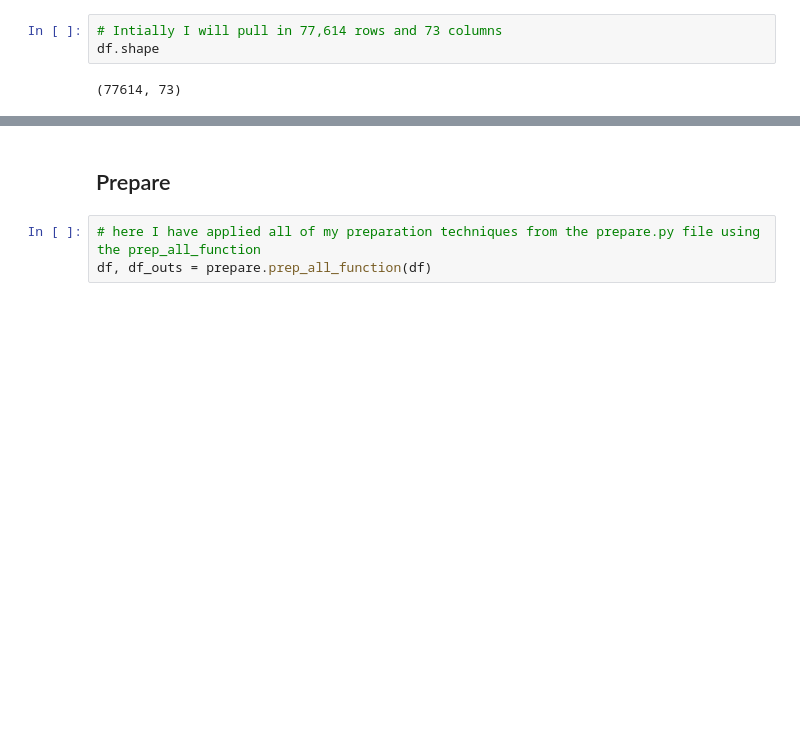
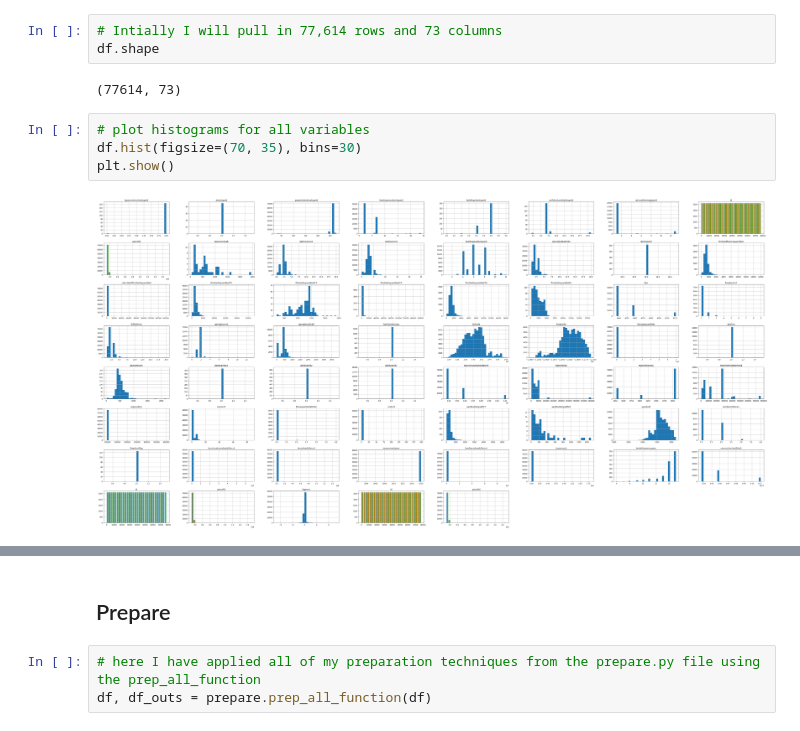
Before and after one commit to SLawsonWoods/clustering_zillow, a Jupyter notebook: final_notebook.ipynb, the cells around one changed output, grey strips where cells are left out. Saved outputs shown, nothing was run; the diff lists cells and outputs as text; blank space fills up the shorter version.

```diff
--- a/final_notebook.ipynb
+++ b/final_notebook.ipynb
@@ -59,3 +81,9 @@ df.head()
 df.shape
 # %% [output]
 (77614, 73)
+# %%
+# plot histograms for all variables
+df.hist(figsize=(70, 35), bins=30)
+plt.show()
+# %% [output]
+[figure, added]
```
Also changed, not shown: parts of 57 cells of this notebook, 1 other file.
